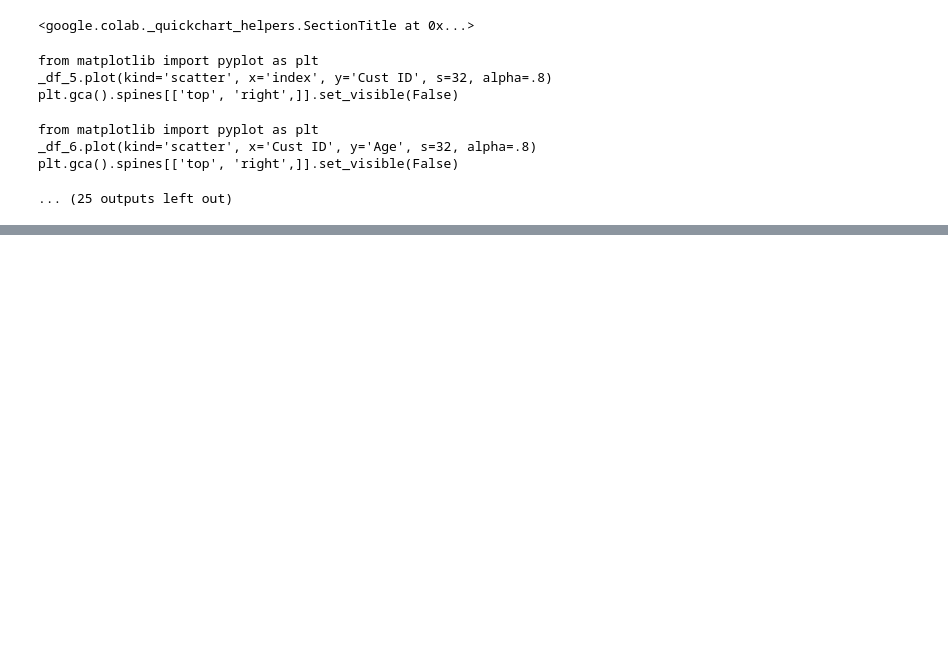
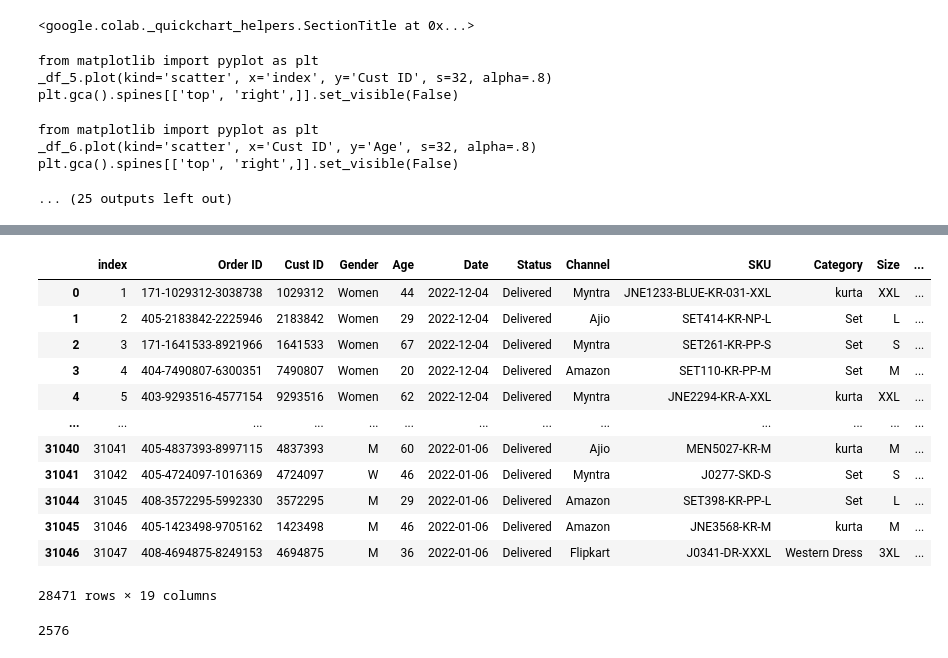
Before and after one commit to kixhore00/Introduction-to-Python, a Jupyter notebook: Using Jupyter Notebooks.ipynb, the cells around one changed output, grey strips where cells are left out. Cells and saved outputs as stored; diff of their text form; code cells hidden in the pictures; blank space fills up the shorter version.

```diff
--- a/Using Jupyter Notebooks.ipynb
+++ b/Using Jupyter Notebooks.ipynb
@@ -162,0 +234,16 @@ plt.gca().spines[['top', 'right',]].set_visible(False)
+# %%
+data.drop_duplicates(subset=['Order ID','Cust ID'],keep = 'first')
+# %% [output]
+|  | index | Order ID | Cust ID | Gender | Age | Date | Status | Channel | SKU | Category | Size | ... |
+| 0 | 1 | 171-1029312-3038738 | 1029312 | Women | 44 | 2022-12-04 | Delivered | Myntra | JNE1233-BLUE-KR-031-XXL | kurta | XXL | ... |
+| 1 | 2 | 405-2183842-2225946 | 2183842 | Women | 29 | 2022-12-04 | Delivered | Ajio | SET414-KR-NP-L | Set | L | ... |
+| 2 | 3 | 171-1641533-8921966 | 1641533 | Women | 67 | 2022-12-04 | Delivered | Myntra | SET261-KR-PP-S | Set | S | ... |
+| 3 | 4 | 404-7490807-6300351 | 7490807 | Women | 20 | 2022-12-04 | Delivered | Amazon | SET110-KR-PP-M | Set | M | ... |
+| 4 | 5 | 403-9293516-4577154 | 9293516 | Women | 62 | 2022-12-04 | Delivered | Myntra | JNE2294-KR-A-XXL | kurta | XXL | ... |
+| ... | ... | ... | ... | ... | ... | ... | ... | ... | ... | ... | ... | ... |
+| 31040 | 31041 | 405-4837393-8997115 | 4837393 | M | 60 | 2022-01-06 | Delivered | Ajio | MEN5027-KR-M | kurta | M | ... |
+| 31041 | 31042 | 405-4724097-1016369 | 4724097 | W | 46 | 2022-01-06 | Delivered | Myntra | J0277-SKD-S | Set | S | ... |
+| 31044 | 31045 | 408-3572295-5992330 | 3572295 | M | 29 | 2022-01-06 | Delivered | Amazon | SET398-KR-PP-L | Set | L | ... |
+| 31045 | 31046 | 405-1423498-9705162 | 1423498 | M | 46 | 2022-01-06 | Delivered | Amazon | JNE3568-KR-M | kurta | M | ... |
+| 31046 | 31047 | 408-4694875-8249153 | 4694875 | M | 36 | 2022-01-06 | Delivered | Flipkart | J0341-DR-XXXL | Western Dress | 3XL | ... |
+28471 rows × 19 columns
@@ -162,0 +252,4 @@ plt.gca().spines[['top', 'right',]].set_visible(False)
+# %%
+data["Order ID"].duplicated().sum()
+# %% [output]
+2576
```
Also changed, not shown: parts of 7 cells of this notebook.
